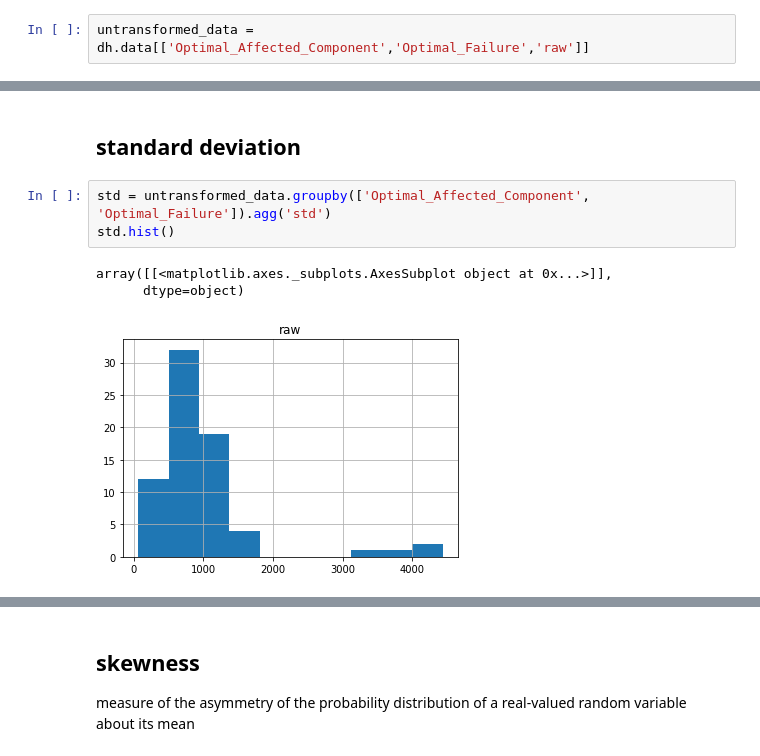
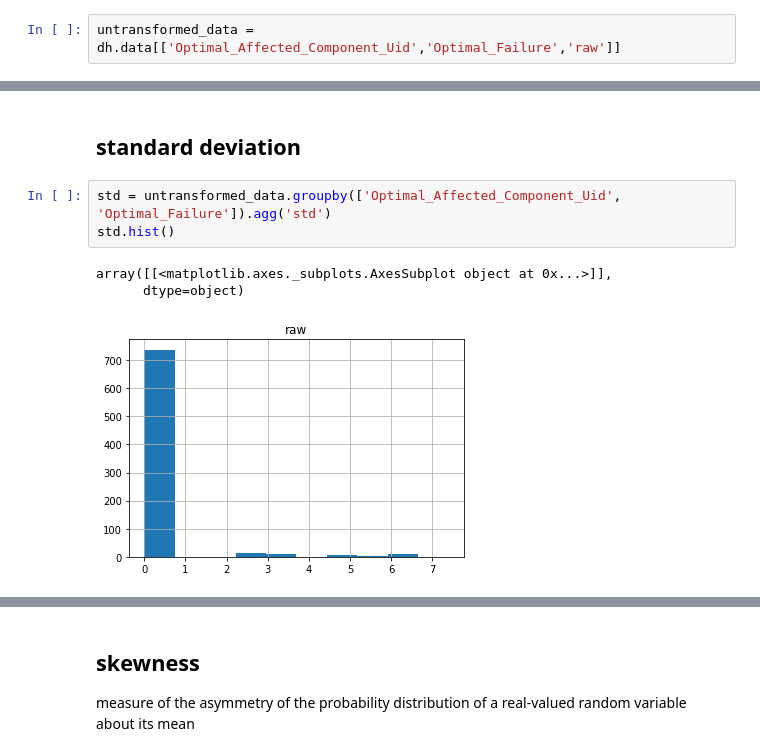
Before and after one commit to hpi-sam/rl-4-self-repair, a Jupyter notebook: data_analysis/main_data_analysis.ipynb, the cells around one changed output, grey strips where cells are left out. Drawn from its saved outputs; the diff is of its cells as text.

```diff
--- a/data_analysis/main_data_analysis.ipynb
+++ b/data_analysis/main_data_analysis.ipynb
@@ -56,7 +62,7 @@ dh.data['raw'].hist()
 * skew = skewness, measure of the asymmetry of the probability distribution of a real-valued random variable about its mean
 * kurtosis = measure of the "tailedness" of the probability distribution of a real-valued random variable
 # %%
-untransformed_data = dh.data[['Optimal_Affected_Component','Optimal_Failure','raw']]
+untransformed_data = dh.data[['Optimal_Affected_Component_Uid','Optimal_Failure','raw']]
 # %% [markdown]
 ## Mean
 # %%
@@ -142,12 +173,12 @@ Outliers:
 # %% [markdown]
 ## standard deviation
 # %%
-std = untransformed_data.groupby(['Optimal_Affected_Component', 'Optimal_Failure']).agg('std')
+std = untransformed_data.groupby(['Optimal_Affected_Component_Uid', 'Optimal_Failure']).agg('std')
 std.hist()
 # %% [output]
 array([[<matplotlib.axes._subplots.AxesSubplot object at 0x...>]],
       dtype=object)
-[figure, old version]
+[figure, new version]
 # %%
 # get the outliers
 std_group = std.apply(lambda x: x)
```
Also changed, not shown: parts of 14 cells of this notebook, 9 other files.
